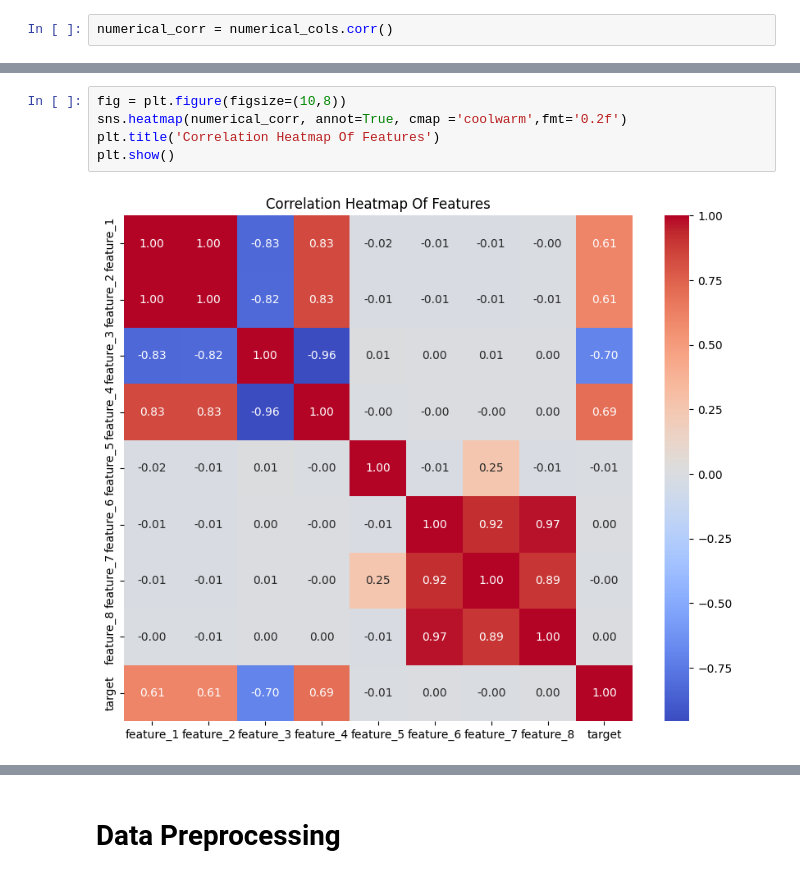
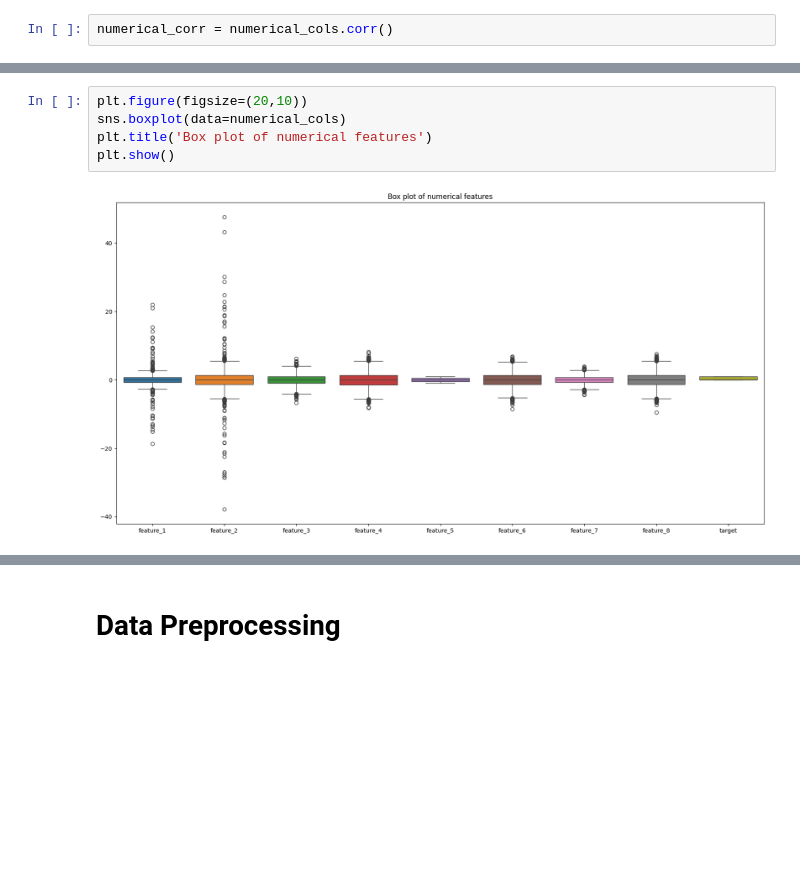
Before and after one commit to Montasir00/Ml_final_project, a Jupyter notebook: Final_Project.ipynb, the cells around one changed output, grey strips where cells are left out. Saved outputs shown, nothing was run; the diff lists cells and outputs as text; blank space fills up the shorter version.

```diff
--- a/Final_Project.ipynb
+++ b/Final_Project.ipynb
@@ -116,7 +113,7 @@ plt.show()
-# %%
-fig = plt.figure(figsize=(10,8))
-sns.heatmap(numerical_corr, annot=True, cmap ='coolwarm',fmt='0.2f')
-plt.title('Correlation Heatmap Of Features')
-plt.show()
-# %% [output]
-[figure, removed]
+# %%
+plt.figure(figsize=(20,10))
+sns.boxplot(data=numerical_cols)
+plt.title('Box plot of numerical features')
+plt.show()
+# %% [output]
+[figure, added]
```
Also changed, not shown: parts of 12 cells of this notebook.
